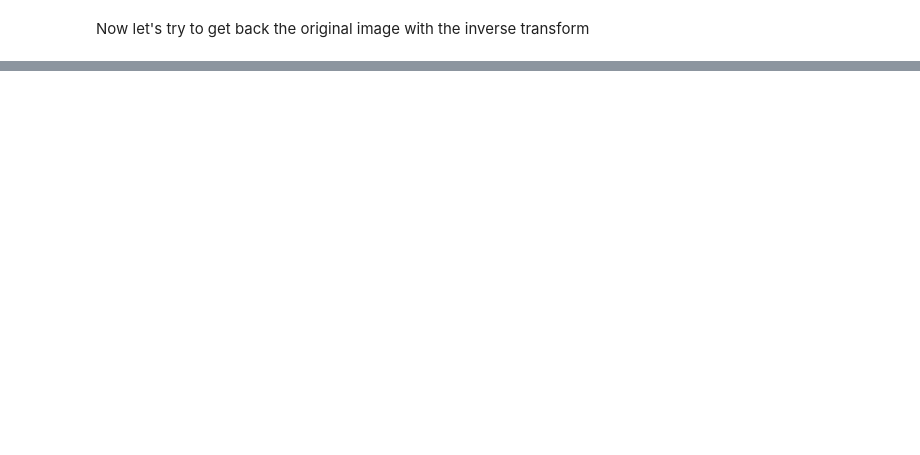
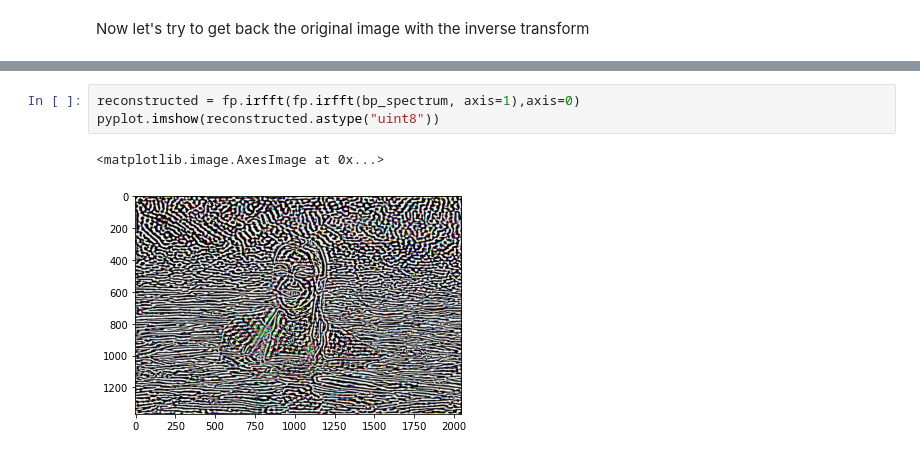
Before and after one commit to GiuliaLanzillotta/My-ML-exercises, a Jupyter notebook: Signal_processing.ipynb, the cells around one changed output, grey strips where cells are left out. Drawn from its saved outputs; the diff is of its cells as text; blank space fills up the shorter version.

```diff
--- a/Signal_processing.ipynb
+++ b/Signal_processing.ipynb
@@ -476,0 +519,6 @@ Now let's try with another filter: a **band-pass filter**.
+# %%
+reconstructed = fp.irfft(fp.irfft(bp_spectrum, axis=1),axis=0)
+pyplot.imshow(reconstructed.astype("uint8"))
+# %% [output]
+<matplotlib.image.AxesImage at 0x...>
+[figure, added]
```
Also changed, not shown: parts of 11 cells of this notebook.
